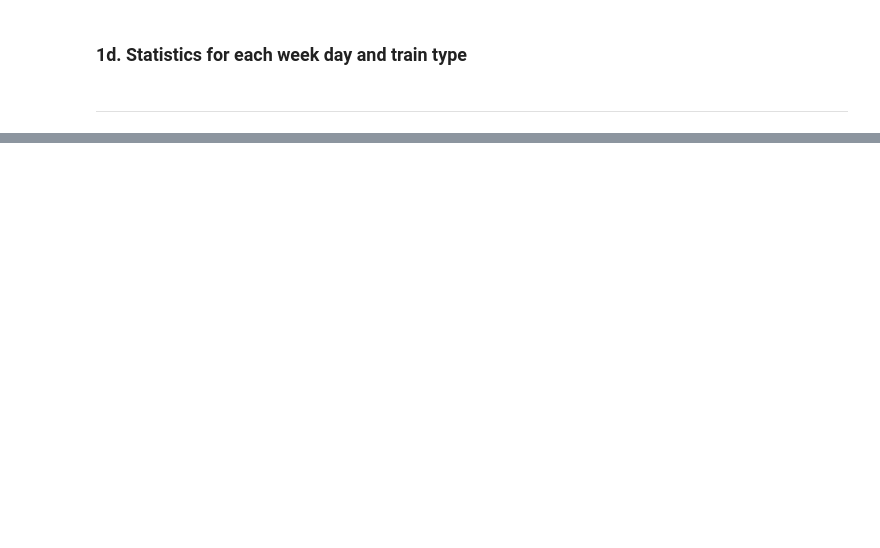
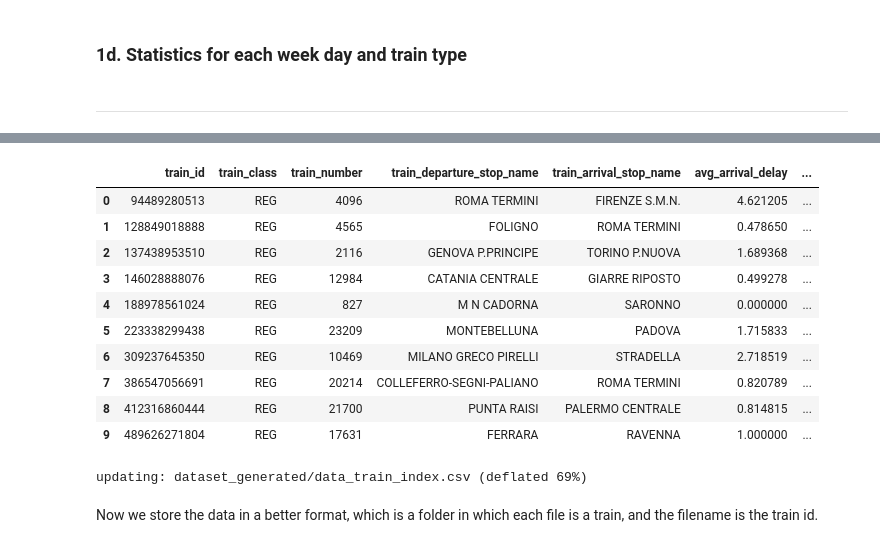
Before and after one commit to giacomoorsi/OpenRitardi, a Jupyter notebook: data/data_generation.ipynb, the cells around one changed output, grey strips where cells are left out. Drawn from its saved outputs; the diff is of its cells as text; code cells hidden in the pictures; blank space fills up the shorter version.

```diff
--- a/data/data_generation.ipynb
+++ b/data/data_generation.ipynb
@@ -203,0 +504,56 @@ for day in data_stop_stat_pandas["day_of_week"].unique():
+# %%
+# Now, we want to elaborate some general stastistics about a train, and store a dataset which is an index of the train ids, and the statistics of that train.
+
+# The aggregated statistics that we want to store are:
+# 1. Average arrival delay at each destination
+# 2. Median arrival delay at each destination
+# 3. % of trains with delay > 3 at each destination
+# 4. % of trains with delay > 5 at each destination
+# 5. % of trains with delay > 10 at each destination
+# 6. Number of days the train ran
+# 7. Number of stops of the train
+
+
+df_trains_stat4 = df_trains_stat3 \
+    .groupBy("train_id", "train_class", "train_number", "train_departure_stop_name", "train_arrival_stop_name") \
+    .agg(
+        F.avg("avg_arrival_delay").alias("avg_arrival_delay"),
+        F.avg("median_arrival_delay").alias("median_arrival_delay"),
+        (F.avg("count_3m_delay") / F.first("count_dates_train")).alias("perc_3m_delay"),
+        (F.avg("count_5m_delay") / F.first("count_dates_train")).alias("perc_5m_delay"),
+        (F.avg("count_10m_delay") / F.first("count_dates_train")).alias("perc_10m_delay"),
+        F.first("count_dates_train").alias("count_dates_train"),
+        F.countDistinct("stop_name").alias("count_stops_train"),
+        F.first("first_date").alias("first_date"),
+        F.first("last_date").alias("last_date"),
+        F.min("stop_time").alias("departure_time"),
+        F.max("stop_time").alias("arrival_time"),
+    ) \
+    .cache()
+# %%
+df_trains_stat4_pandas = df_trains_stat4.toPandas()
+# %%
+df_trains_stat4_pandas.head(10)
+# %% [output]
+|  | train_id | train_class | train_number | train_departure_stop_name | train_arrival_stop_name | avg_arrival_delay | ... |
+| 0 | 94489280513 | REG | 4096 | ROMA TERMINI | FIRENZE S.M.N. | 4.621205 | ... |
+| 1 | 128849018888 | REG | 4565 | FOLIGNO | ROMA TERMINI | 0.478650 | ... |
+| 2 | 137438953510 | REG | 2116 | GENOVA P.PRINCIPE | TORINO P.NUOVA | 1.689368 | ... |
+| 3 | 146028888076 | REG | 12984 | CATANIA CENTRALE | GIARRE RIPOSTO | 0.499278 | ... |
+| 4 | 188978561024 | REG | 827 | M N CADORNA | SARONNO | 0.000000 | ... |
+| 5 | 223338299438 | REG | 23209 | MONTEBELLUNA | PADOVA | 1.715833 | ... |
+| 6 | 309237645350 | REG | 10469 | MILANO GRECO PIRELLI | STRADELLA | 2.718519 | ... |
+| 7 | 386547056691 | REG | 20214 | COLLEFERRO-SEGNI-PALIANO | ROMA TERMINI | 0.820789 | ... |
+| 8 | 412316860444 | REG | 21700 | PUNTA RAISI | PALERMO CENTRALE | 0.814815 | ... |
+| 9 | 489626271804 | REG | 17631 | FERRARA | RAVENNA | 1.000000 | ... |
+# %%
+if SAVE_COMPUTATIONS :
+    # store the file in a csv file
+    df_trains_stat4_pandas.to_csv("dataset_generated/data_train_index.csv", index=False)
+
+    # zip the file
+    !zip dataset_generated/data_train_index.zip dataset_generated/data_train_index.csv
+# %% [output]
+updating: dataset_generated/data_train_index.csv (deflated 69%)
+# %% [markdown]
+Now we store the data in a better format, which is a folder in which each file is a train, and the filename is the train id.
```
Also changed, not shown: parts of 60 cells of this notebook.
